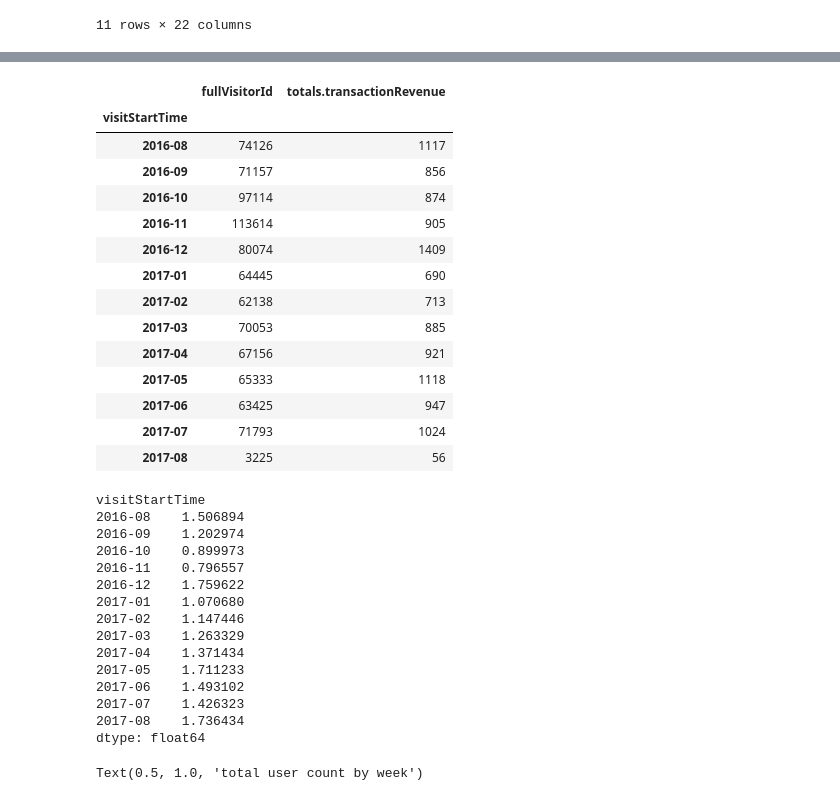
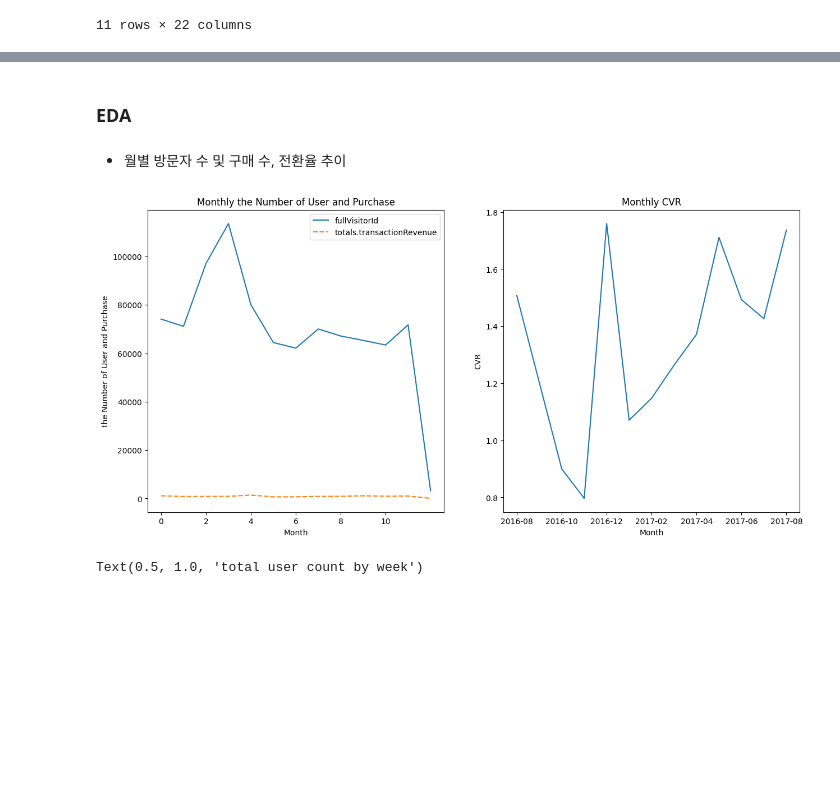
Before and after one commit to eju1019/ipark, a Jupyter notebook: GA_data.ipynb, the cells around one changed output, grey strips where cells are left out. Drawn from its saved outputs; the diff is of its cells as text; code cells hidden in the pictures; blank space fills up the shorter version.

```diff
--- a/GA_data.ipynb
+++ b/GA_data.ipynb
@@ -217,0 +274,2 @@ df2.describe(include='all')
+# %% [markdown]
+### EDA
@@ -218,5 +282,8 @@ df2.describe(include='all')
+# %% [markdown]
+- 월별 방문자 수 및 구매 수, 전환율 추이
 # %%
-# 날짜데이터 년/월/일/년월/주로 정리
+# 날짜데이터 정리
+
 import datetime as dt
 
 visit_year = df['visitStartTime'].dt.year
@@ -228,45 +295,35 @@ visit_day = df['visitStartTime'].dt.day
 visit_dayofweek = df['visitStartTime'].dt.weekday # 월요일이 0
 visit_week = df['visitStartTime'].dt.strftime('%Y-%W') #몇번째주차인지
 
-# 날짜별로 유저수, 구매건수 확인
+
+# 날짜별로 유저수, 구매수 확인
 main_variable = ['fullVisitorId', 'totals.transactionRevenue']
+cnt_by_month = (df.groupby([visit_ym])[main_variable].count()).reset_index()
 
-cnt_by_year_month = df.groupby([visit_ym])[main_variable].count()
-cvr_by_year_mont =  (cnt_by_year_month['totals.transactionRevenue'] / cnt_by_year_month['fullVisitorId'])*100
+user_cnt_by_month = df.groupby([visit_ym])['fullVisitorId'].count()
+purchase_cnt_by_month = df.groupby([visit_ym])['totals.transactionRevenue'].count()
 
-display(cnt_by_year_month)
-display(cvr_by_year_mont)
+cvr_by_month = (purchase_cnt_by_month / user_cnt_by_month)*100
-# %% [output]
-|  | fullVisitorId | totals.transactionRevenue |
-| visitStartTime |  |  |
-| 2016-08 | 74126 | 1117 |
-| 2016-09 | 71157 | 856 |
-| 2016-10 | 97114 | 874 |
-| 2016-11 | 113614 | 905 |
-| 2016-12 | 80074 | 1409 |
-| 2017-01 | 64445 | 690 |
-| 2017-02 | 62138 | 713 |
-| 2017-03 | 70053 | 885 |
-| 2017-04 | 67156 | 921 |
-| 2017-05 | 65333 | 1118 |
-| 2017-06 | 63425 | 947 |
-| 2017-07 | 71793 | 1024 |
-| 2017-08 | 3225 | 56 |
-visitStartTime
-2016-08    1.506894
-2016-09    1.202974
-2016-10    0.899973
-2016-11    0.796557
-2016-12    1.759622
-2017-01    1.070680
-2017-02    1.147446
-2017-03    1.263329
-2017-04    1.371434
-2017-05    1.711233
-2017-06    1.493102
-2017-07    1.426323
-2017-08    1.736434
-dtype: float64
+# %%
+plt.figure(figsize= (15,7))
+plt.subplot(1, 2, 1)
+sns.lineplot(data=cnt_by_month)
+plt.title('Monthly the Number of User and Purchase')
+plt.xticks(range(0, 12, 2))
+plt.xlabel('Month')
+plt.ylabel('the Number of User and Purchase')
+
+plt.subplot(1, 2, 2)
+sns.lineplot(data=cvr_by_month)
+plt.xticks(range(0, 13, 2))
+plt.title('Monthly CVR')
+plt.xlabel('Month')
+plt.ylabel('CVR')
+plt.show()
+
+# 좌측 그래프 보조축 넣어서 표현 가능할지 확인 필요
+# %% [output]
+[figure, added]
 # %%
 dau_by_date = df.groupby(visit_ymd)['fullVisitorId'].count()
 mau_by_date = df.groupby(visit_ym)['fullVisitorId'].count()
```
Also changed, not shown: parts of 28 cells of this notebook.
